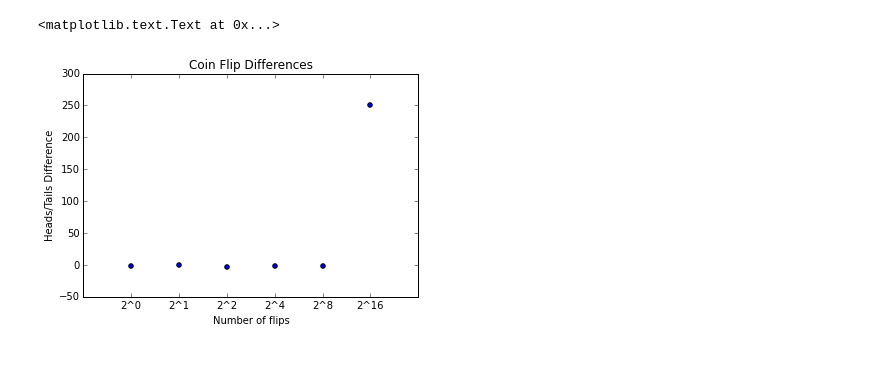
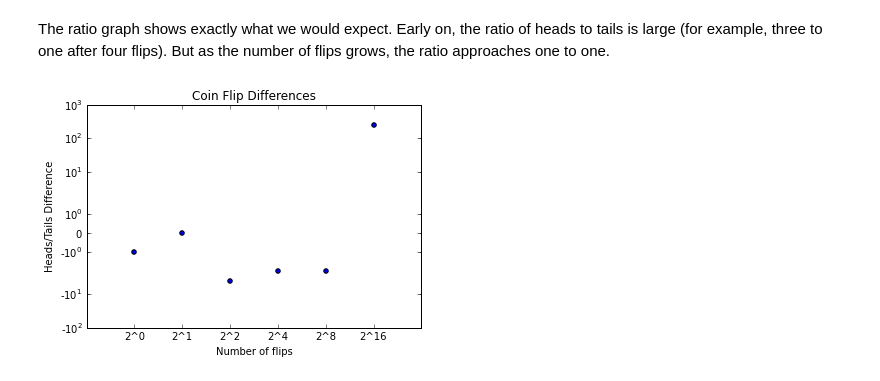
Before and after one commit to tiy-gvl-python-2015-09/charting-coin-flips, a Jupyter notebook: Charting Coin Flips.ipynb, the cells around one changed output. Cells and saved outputs as stored; diff of their text form; code cells hidden in the pictures.

```diff
--- a/Charting Coin Flips.ipynb
+++ b/Charting Coin Flips.ipynb
@@ -68,14 +70,17 @@ plt.title("Coin Flip Ratio")
+# %% [markdown]
+The ratio graph shows exactly what we would expect. Early on, the ratio of heads to tails is large (for example, three to one after four flips). But as the number of flips grows, the ratio approaches one to one.
 # %%
 x1 = ["2^0", "2^1", "2^2", "2^4", "2^8", "2^16"]
 diff = [-1, 0, -4, -2, -2, 250]
 plt.scatter(range(6), diff)
+plt.yscale("symlog")
 plt.xticks(range(6), x1)
 plt.ylabel("Heads/Tails Difference")
 plt.xlabel("Number of flips")
 plt.title("Coin Flip Differences")
+plt.show()
 # %% [output]
-<matplotlib.text.Text at 0x...>
-[figure, old version]
+[figure, new version]
 # %%
 x1 = ["2^0", "2^1", "2^2", "2^4", "2^8", "2^16"]
 plt.scatter(range(6), ratio)
```
Also changed, not shown: parts of 18 cells of this notebook.
